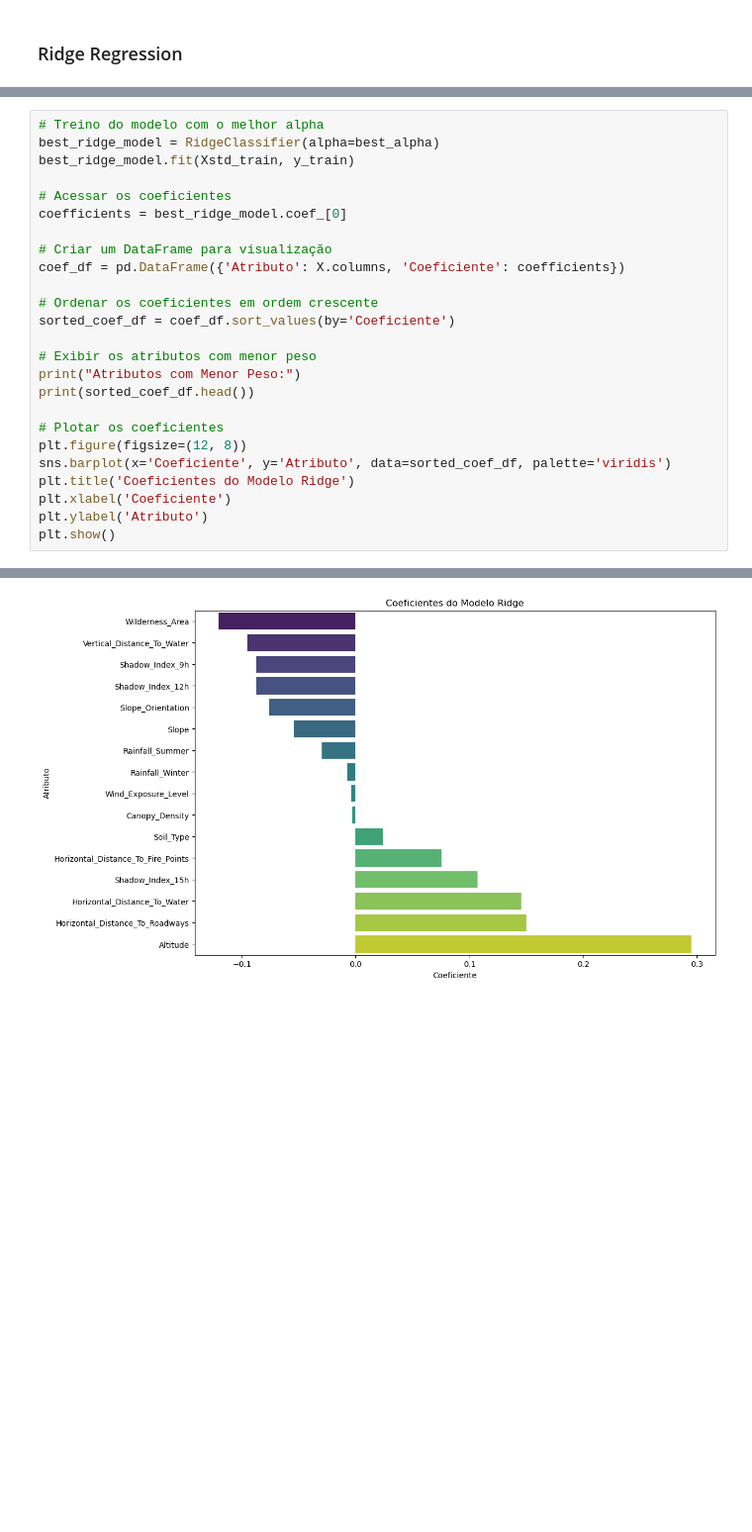
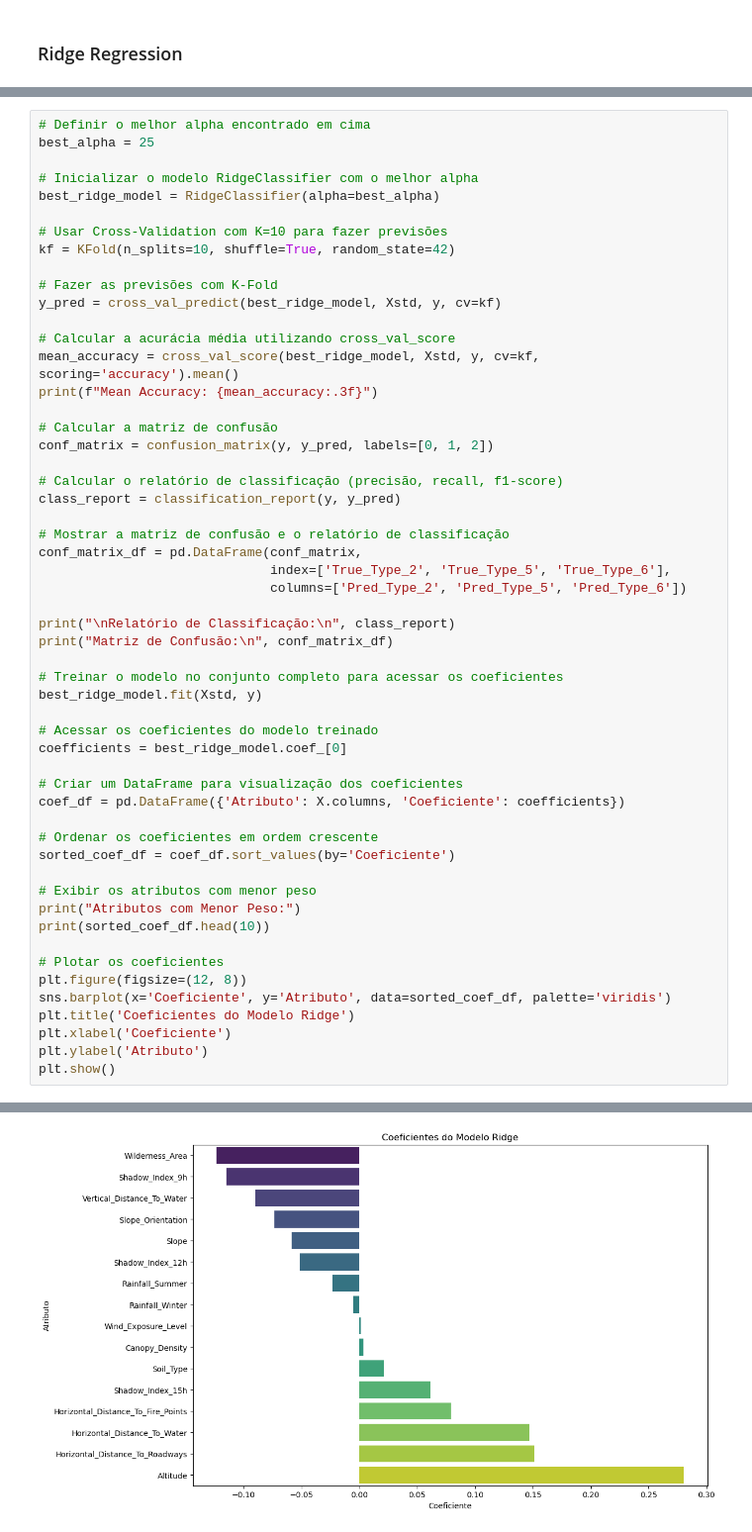
Before and after one commit to pedrocc03/APRAU_24_25_G23, a Jupyter notebook: Trabalho.ipynb, the cells around one changed output, grey strips where cells are left out. Shown at 99% size. Saved outputs shown, nothing was run; the diff lists cells and outputs as text; blank space fills up the shorter version.

```diff
--- a/Trabalho.ipynb
+++ b/Trabalho.ipynb
@@ -1237,12 +1251,41 @@ Maior Accuracy: 0.785 para alpha = 0
 # %%
-# Treino do modelo com o melhor alpha
+# Definir o melhor alpha encontrado em cima
+best_alpha = 25
+
+# Inicializar o modelo RidgeClassifier com o melhor alpha
 best_ridge_model = RidgeClassifier(alpha=best_alpha)
-best_ridge_model.fit(Xstd_train, y_train)
 
-# Acessar os coeficientes
+# Usar Cross-Validation com K=10 para fazer previsões
+kf = KFold(n_splits=10, shuffle=True, random_state=42)
+
+# Fazer as previsões com K-Fold
+y_pred = cross_val_predict(best_ridge_model, Xstd, y, cv=kf)
+
+# Calcular a acurácia média utilizando cross_val_score
+mean_accuracy = cross_val_score(best_ridge_model, Xstd, y, cv=kf, scoring='accuracy').mean()
+print(f"Mean Accuracy: {mean_accuracy:.3f}")
+
+# Calcular a matriz de confusão
+conf_matrix = confusion_matrix(y, y_pred, labels=[0, 1, 2])
+
+# Calcular o relatório de classificação (precisão, recall, f1-score)
+class_report = classification_report(y, y_pred)
+
+# Mostrar a matriz de confusão e o relatório de classificação
+conf_matrix_df = pd.DataFrame(conf_matrix,
+                              index=['True_Type_2', 'True_Type_5', 'True_Type_6'],
+                              columns=['Pred_Type_2', 'Pred_Type_5', 'Pred_Type_6'])
+
+print("\nRelatório de Classificação:\n", class_report)
+print("Matriz de Confusão:\n", conf_matrix_df)
+
+# Treinar o modelo no conjunto completo para acessar os coeficientes
+best_ridge_model.fit(Xstd, y)
+
+# Acessar os coeficientes do modelo treinado
 coefficients = best_ridge_model.coef_[0]
 
-# Criar um DataFrame para visualização
+# Criar um DataFrame para visualização dos coeficientes
 coef_df = pd.DataFrame({'Atributo': X.columns, 'Coeficiente': coefficients})
 
 # Ordenar os coeficientes em ordem crescente
@@ -1250,7 +1293,7 @@ sorted_coef_df = coef_df.sort_values(by='Coeficiente')
 
 # Exibir os atributos com menor peso
 print("Atributos com Menor Peso:")
-print(sorted_coef_df.head())
+print(sorted_coef_df.head(10))
 
 # Plotar os coeficientes
 plt.figure(figsize=(12, 8))
@@ -1270 +1323 @@ Atributos com Menor Peso:
-[figure, old version]
+[figure, new version]
```
Also changed, not shown: parts of 12 cells of this notebook.
